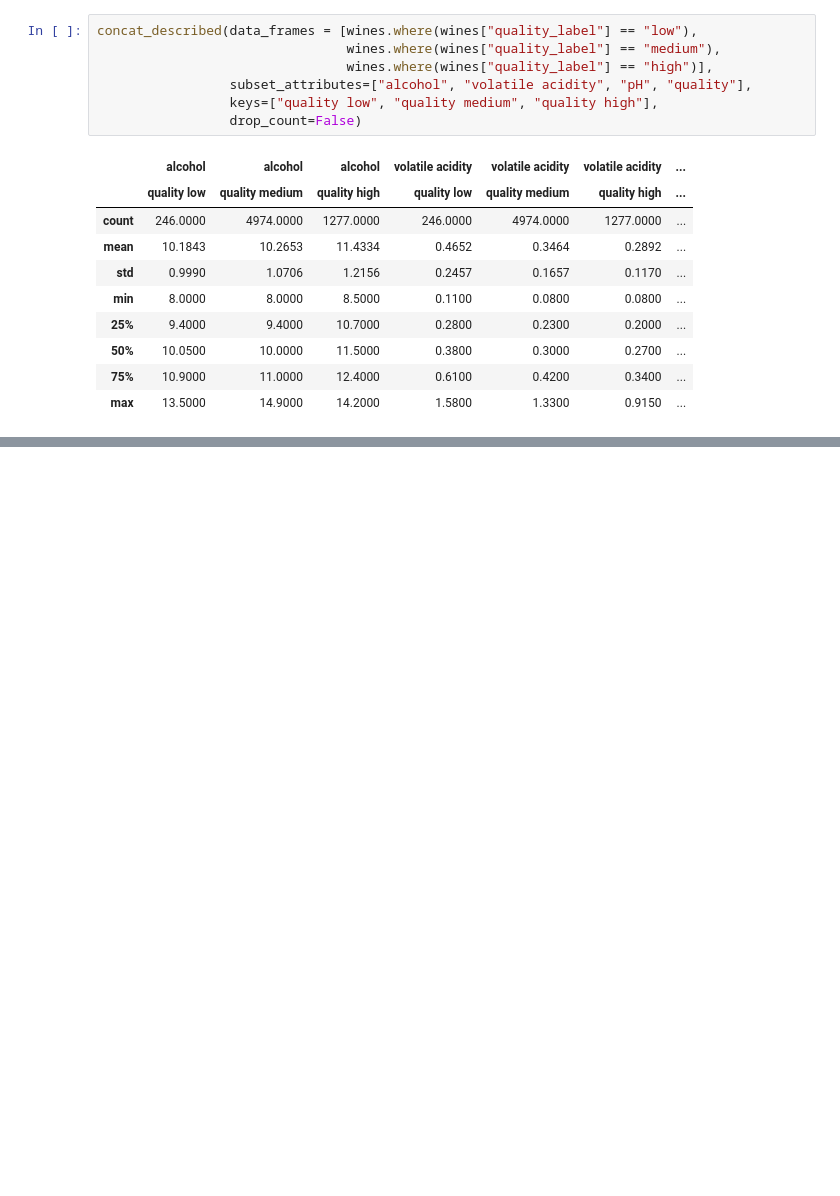
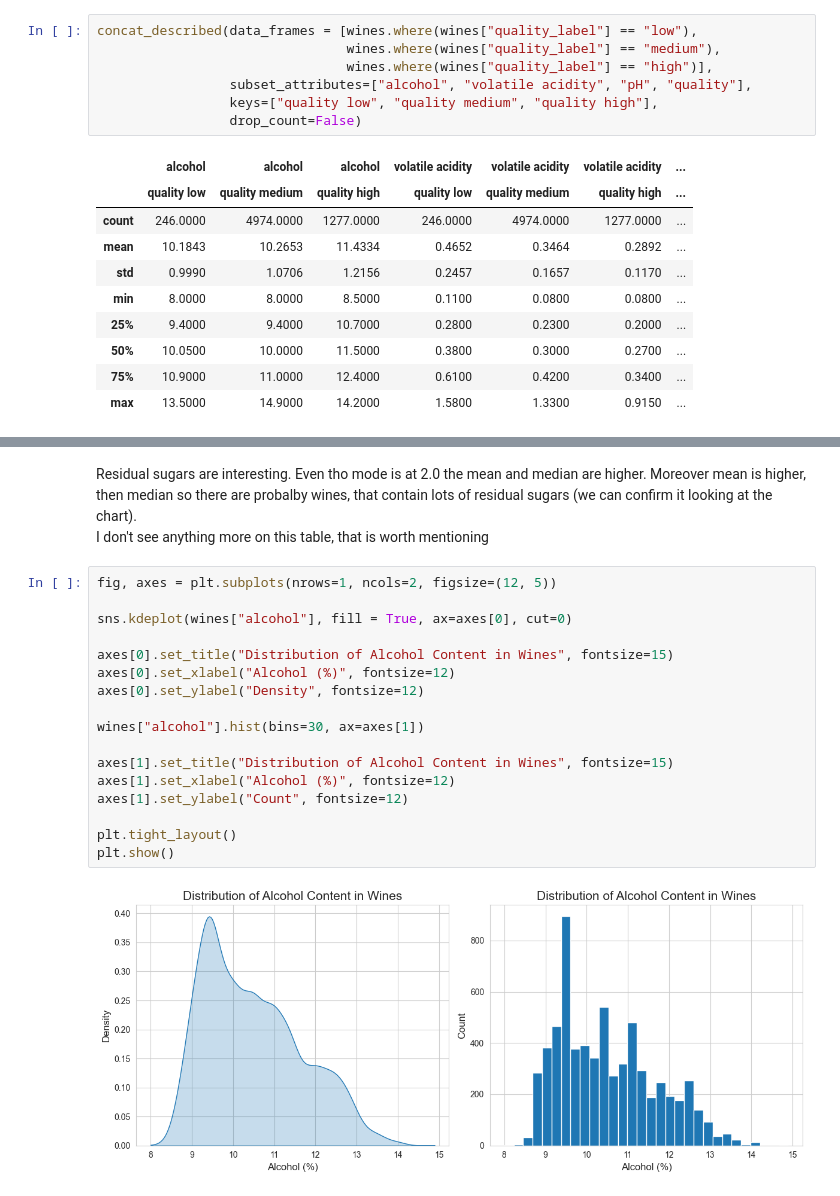
Before and after one commit to Spontaniczny/Data-Visualization, a Jupyter notebook: lab1/lab1.ipynb, the cells around one changed output, grey strips where cells are left out. Cells and saved outputs as stored; diff of their text form; blank space fills up the shorter version.

```diff
--- a/lab1/lab1.ipynb
+++ b/lab1/lab1.ipynb
@@ -89,0 +139,22 @@ concat_described(data_frames = [wines.where(wines["quality_label"] == "low"),
+# %% [markdown]
+Residual sugars are interesting. Even tho mode is at 2.0 the mean and median are higher. Moreover mean is higher, then median so there are probalby wines, that contain lots of residual sugars (we can confirm it looking at the chart). \
+I don't see anything more on this table, that is worth mentioning
+# %%
+fig, axes = plt.subplots(nrows=1, ncols=2, figsize=(12, 5))
+
+sns.kdeplot(wines["alcohol"], fill = True, ax=axes[0], cut=0)
+
+axes[0].set_title("Distribution of Alcohol Content in Wines", fontsize=15)
+axes[0].set_xlabel("Alcohol (%)", fontsize=12)
+axes[0].set_ylabel("Density", fontsize=12)
+
+wines["alcohol"].hist(bins=30, ax=axes[1])
+
+axes[1].set_title("Distribution of Alcohol Content in Wines", fontsize=15)
+axes[1].set_xlabel("Alcohol (%)", fontsize=12)
+axes[1].set_ylabel("Count", fontsize=12)
+
+plt.tight_layout()
+plt.show()
+# %% [output]
+[figure, added]
```
Also changed, not shown: parts of 8 cells of this notebook.
